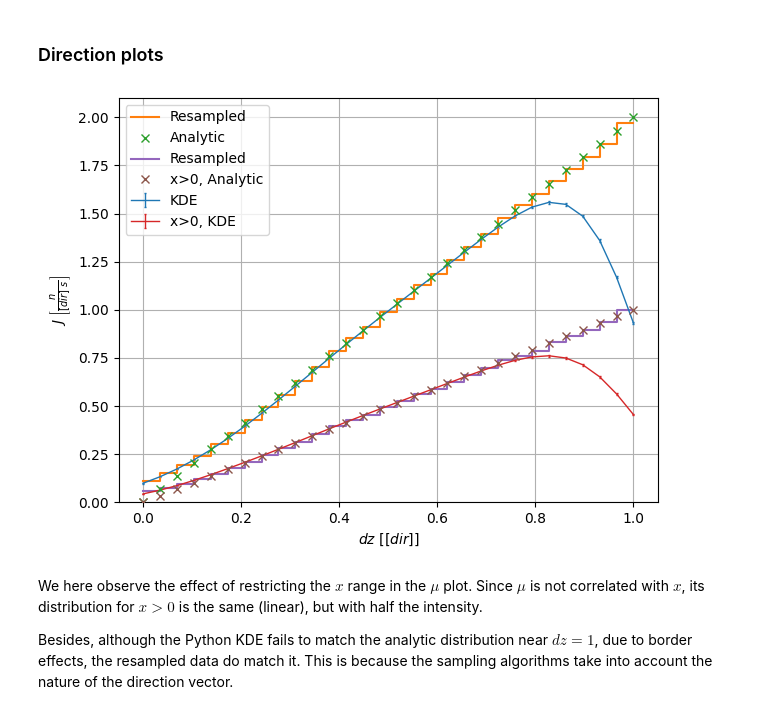
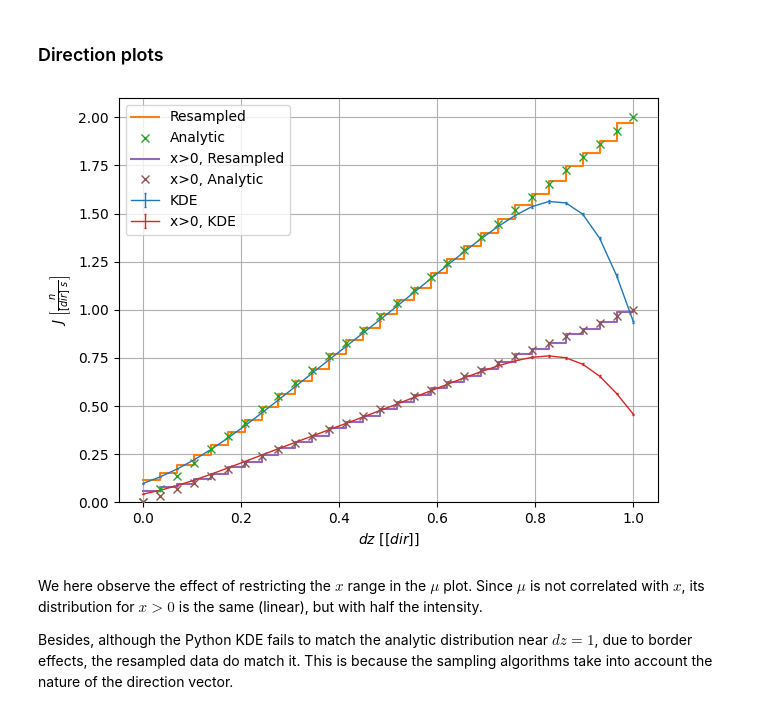
Before and after one commit to KDSource/KDSource, a Jupyter notebook: docs/source/Tutorial.ipynb, the cells around one changed output. Drawn from its saved outputs; the diff is of its cells as text; code cells hidden in the pictures.

```diff
--- a/docs/source/Tutorial.ipynb
+++ b/docs/source/Tutorial.ipynb
@@ -562,32 +565,32 @@ plt.show()
 # %%
 # Plot dz distribution
 
 ddz = np.linspace(0,1,30)
 pdf = 2 * ddz
 
 fig,[scores,errs] = s.plot_integr("dz", ddz, yscale="linear")
 
 hist = mcpl_hist(resampled, 6, ddz)
 hist = np.concatenate((hist, hist[-1:]))
 plt.plot(ddz, hist, ds='steps-post', label="Resampled")
 
 plt.plot(ddz, pdf, 'x', zorder=3, label="Analytic")
 
 fig,[scores,errs] = s.plot_integr("dz", ddz, vec0=vec0, yscale="linear", label="x>0, KDE")
 
 hist = mcpl_hist(resampled, 6, ddz, part0=part0)
 hist = np.concatenate((hist, hist[-1:]))
-plt.plot(ddz, hist, ds='steps-post', label="Resampled")
+plt.plot(ddz, hist, ds='steps-post', label="x>0, Resampled")
 
 plt.plot(ddz, 0.5*pdf, 'x', zorder=3, label="x>0, Analytic")
 
 plt.ylim(bottom=0)
 plt.grid()
 plt.legend()
 plt.tight_layout()
 plt.show()
 # %% [output]
-[figure, old version]
+[figure, new version]
 # %% [markdown]
 We here observe the effect of restricting the $x$ range in the $\mu$ plot. Since $\mu$ is not correlated with $x$, its distribution for $x>0$ is the same (linear), but with half the intensity.
 
```
Also changed, not shown: parts of 12 cells of this notebook, 8 other files.
